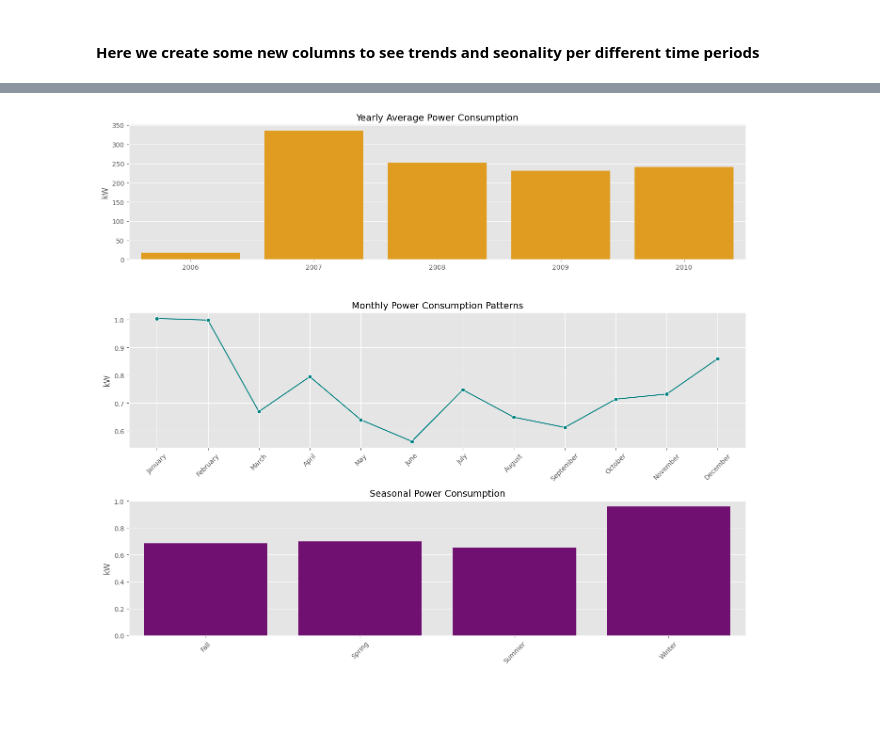
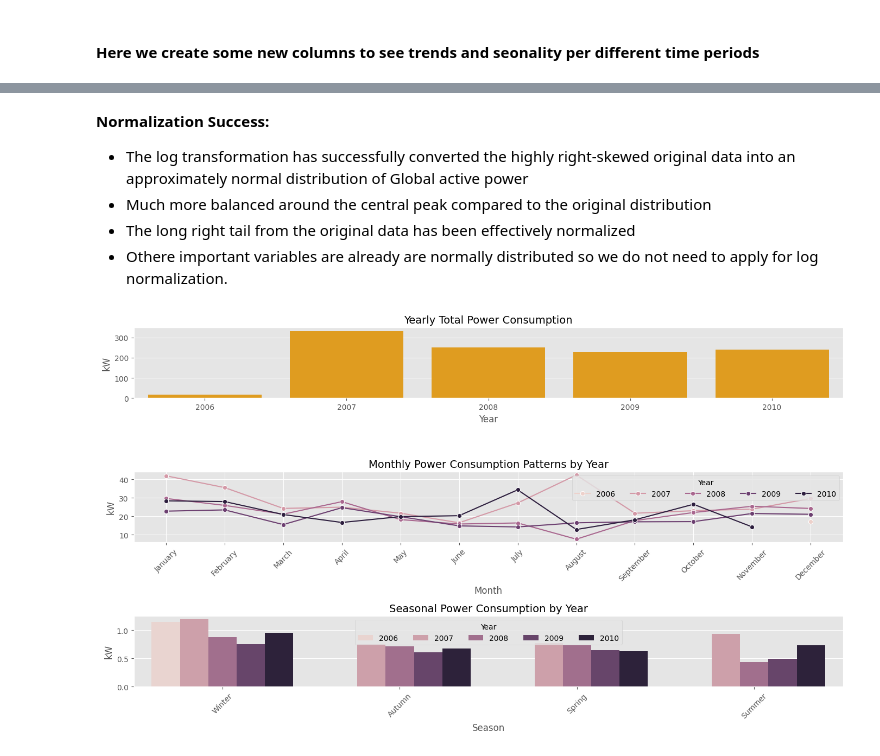
Before and after one commit to bhusalgokarna/Ds_FinalProject, a Jupyter notebook: models/ts_eda.ipynb, the cells around one changed output, grey strips where cells are left out. Drawn from its saved outputs; the diff is of its cells as text; code cells hidden in the pictures; blank space fills up the shorter version.

```diff
--- a/models/ts_eda.ipynb
+++ b/models/ts_eda.ipynb
@@ -26,7 +32,6 @@ def print_overview(df):
     print(df.head())
 
 if __name__ == "__main__":
-    df = read()
     print_overview(df)
     print("\n===End of Overview===")
 # %% [output]
@@ -228,0 +302,16 @@ Length: 1441, dtype: bool
+# %%
+df['Global_active_power'] = cleaned_ts
+df['Global_active_power_ln'] = np.log(df['Global_active_power'])
+
+def plot_variable_distribution(df):
+    for column in columns:
+        fig, ax = plt.subplots(figsize=(10, 2))
+        sns.histplot(df[column], kde=True, bins=30, ax=ax)
+        ax.set_title(f'Distribution of {column}')
+        ax.set_xlabel(column)
+        ax.set_ylabel('Frequency')
+        plt.tight_layout()
+        plt.show()
+
+columns = [ 'Global_active_power','Global_active_power_ln','temp','humidity']
+plot_variable_distribution(df[columns])
@@ -229,35 +323,54 @@ Length: 1441, dtype: bool
+# %% [markdown]
+**Normalization Success:**
+
+- The log transformation has successfully converted the highly right-skewed original data into an approximately normal distribution of Global active power
+- Much more balanced around the central peak compared to the original distribution
+- The long right tail from the original data has been effectively normalized
+- Othere important variables are already are normally distributed so we do not need to apply for log normalization.
 # %%
 
+import calendar
+
 # === Yearly and Monthly Analysis ===
-fig, ax = plt.subplots(3, 1, figsize=(14, 12))
+fig, ax = plt.subplots(3, 1, figsize=(14, 8))
 
 # Yearly trend
-yearly_avg = df.groupby('Year')['Global_active_power'].sum()
+yearly_avg = df.groupby('year')['Global_active_power'].sum()
 sns.barplot(x=yearly_avg.index, y=yearly_avg.values, ax=ax[0], color='orange')
-ax[0].set_title('Yearly Average Power Consumption', fontsize=14)
+ax[0].set_title('Yearly Total Power Consumption', fontsize=14)
 ax[0].set_ylabel('kW')
-ax[0].set_xlabel('')
+ax[0].set_xlabel('Year')
 
-# Monthly patterns
-monthly_avg = df.groupby(['MonthName', 'Month'])['Global_active_power'].mean().reset_index()
-monthly_avg = monthly_avg.sort_values('Month')
-sns.lineplot(x='MonthName', y='Global_active_power', data=monthly_avg,
-             marker='o', ax=ax[1], color='teal')
-ax[1].set_title('Monthly Power Consumption Patterns', fontsize=14)
+# Monthly patterns for each year (separate lines for each year)
+df['MonthName'] = df['month'].apply(lambda x: calendar.month_name[x])
+df['Month'] = df['month']
+df['Year'] = df['year']
+
+monthly_avg = df.groupby(['Year', 'MonthName', 'Month'])['Global_active_power'].sum().reset_index()
+monthly_avg['MonthName'] = pd.Categorical(monthly_avg['MonthName'], categories=list(calendar.month_name)[1:], ordered=True)
+
+sns.lineplot(x='MonthName', y='Global_active_power', hue='Year', data=monthly_avg, marker='o', ax=ax[1])
+ax[1].set_title('Monthly Power Consumption Patterns by Year', fontsize=14)
 ax[1].set_ylabel('kW')
-ax[1].set_xlabel('')
+ax[1].set_xlabel('Month')
 ax[1].tick_params(axis='x', rotation=45)
+ax[1].legend(title='Year', loc='upper right', ncol=5)
+fig.tight_layout()
 
-# Seasonal decomposition
-seasonal=df.groupby('Season')['Global_active_power'].mean().reset_index()
-sns.barplot(x='Season', y='Global_active_power', data=seasonal, ax=ax[2], color='purple')
-ax[2].set_title('Seasonal Power Consumption', fontsize=14)
+# Seasonal decomposition (separate bars for each year)
+df['season'] = df['month'].apply(lambda x: 'Winter' if x in [12, 1, 2] else
+                                  'Spring' if x in [3, 4, 5] else
+                                    'Summer' if x in [6, 7, 8] else
+                                        'Autumn')
+seasonal_avg = df.groupby(['Year', 'season'])['Global_active_power'].mean().reset_index()
+
+sns.barplot(x='season', y='Global_active_power', hue='Year', data=seasonal_avg, ax=ax[2])
+ax[2].set_title('Seasonal Power Consumption by Year', fontsize=14)
 ax[2].set_ylabel('kW')
-ax[2].set_xlabel('')
+ax[2].set_xlabel('Season')
 ax[2].tick_params(axis='x', rotation=45)
-
-
-plt.tight_layout()
+ax[2].legend(title='Year', loc='upper center', ncol=5,)
+fig.tight_layout()
 plt.show()
 # %% [output]
-[figure, old version]
+[figure, new version]
```
Also changed, not shown: parts of 36 cells of this notebook, 21 other files.
